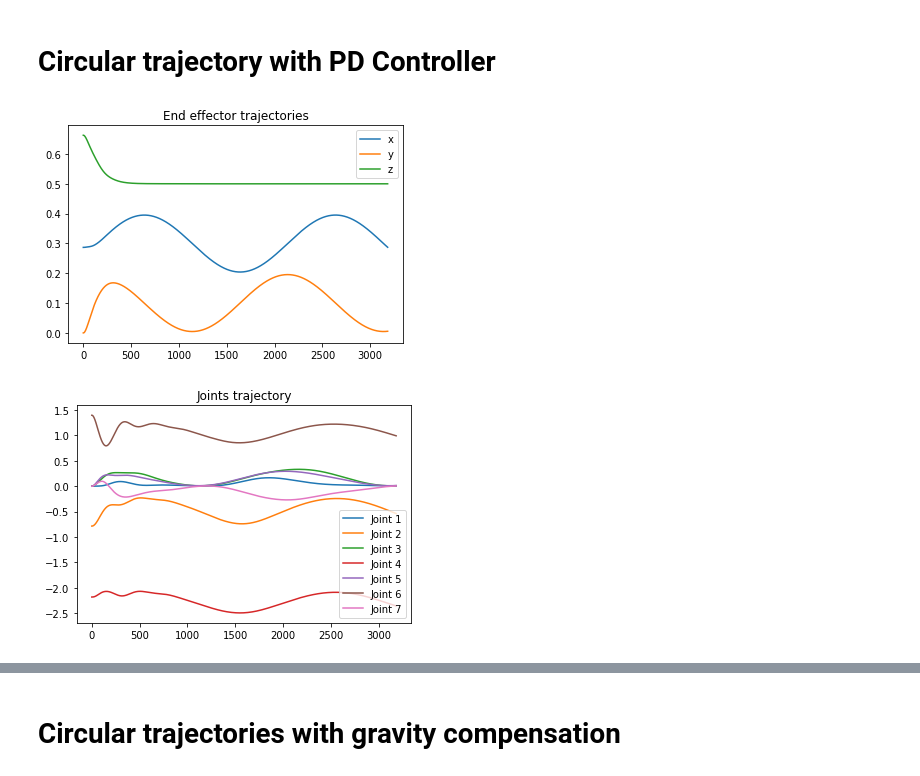
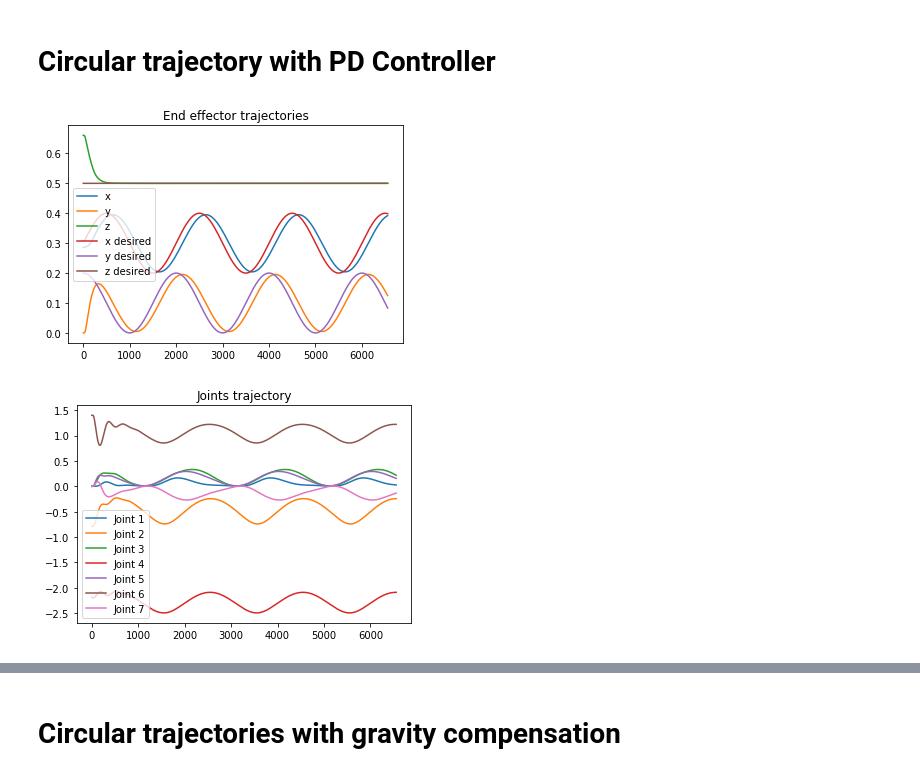
Before and after one commit to EleonoreJ/cs225a, a Jupyter notebook: bin/hw2/Controller4.ipynb, the cells around one changed output, grey strips where cells are left out. Drawn from its saved outputs; the diff is of its cells as text; code cells hidden in the pictures.

```diff
--- a/bin/hw2/Controller4.ipynb
+++ b/bin/hw2/Controller4.ipynb
@@ -18,6 +18,9 @@ with open('../../hw2/controller4.txt') as csvfile:
     t5 = []
     t6 = []
     t7 = []
+    xdx = []
+    xdy = []
+    xdz = []
     for row in readCSV:
         t_posx.append(float(row[0]))
         t_posy.append(float(row[1]))
@@ -29,9 +32,15 @@ with open('../../hw2/controller4.txt') as csvfile:
         t5.append(float(row[7]))
         t6.append(float(row[8]))
         t7.append(float(row[9]))
+        xdx.append(float(row[10]))
+        xdy.append(float(row[11]))
+        xdz.append(float(row[12]))
 plt.plot(t_posx, label="x")
 plt.plot(t_posy, label="y")
 plt.plot(t_posz, label="z")
+plt.plot(xdx, label="x desired")
+plt.plot(xdy, label="y desired")
+plt.plot(xdz, label="z desired")
 plt.title("End effector trajectories")
 plt.legend()
 plt.show()
@@ -70,6 +79,9 @@ with open('../../hw2/controller4.txt') as csvfile:
     t5 = []
     t6 = []
     t7 = []
+    xdx = []
+    xdy = []
+    xdz = []
     for row in readCSV:
         t_posx.append(float(row[0]))
         t_posy.append(float(row[1]))
@@ -81,9 +93,15 @@ with open('../../hw2/controller4.txt') as csvfile:
         t5.append(float(row[7]))
         t6.append(float(row[8]))
         t7.append(float(row[9]))
+        xdx.append(float(row[10]))
+        xdy.append(float(row[11]))
+        xdz.append(float(row[12]))
 plt.plot(t_posx, label="x")
 plt.plot(t_posy, label="y")
 plt.plot(t_posz, label="z")
+plt.plot(xdx, label="x desired")
+plt.plot(xdy, label="y desired")
+plt.plot(xdz, label="z desired")
 plt.title("End effector trajectories")
 plt.legend()
 plt.show()
@@ -126,36 +144,45 @@ with open('../../hw2/controller4.txt') as csvfile:
     t5 = []
     t6 = []
     t7 = []
+    xdx = []
+    xdy = []
+    xdz = []
     for row in readCSV:
         t_posx.append(float(row[0]))
         t_posy.append(float(row[1]))
         t_posz.append(float(row[2]))
         t1.append(float(row[3]))
         t2.append(float(row[4]))
         t3.append(float(row[5]))
         t4.append(float(row[6]))
         t5.append(float(row[7]))
         t6.append(float(row[8]))
         t7.append(float(row[9]))
+        xdx.append(float(row[10]))
+        xdy.append(float(row[11]))
+        xdz.append(float(row[12]))
 plt.plot(t_posx, label="x")
 plt.plot(t_posy, label="y")
 plt.plot(t_posz, label="z")
+plt.plot(xdx, label="x desired")
+plt.plot(xdy, label="y desired")
+plt.plot(xdz, label="z desired")
 plt.title("End effector trajectories")
 plt.legend()
 plt.show()
 plt.plot(t1, label = "Joint 1")
 plt.plot(t2, label = "Joint 2")
 plt.plot(t3, label = "Joint 3")
 plt.plot(t4, label = "Joint 4")
 plt.plot(t5, label = "Joint 5")
 plt.plot(t6, label = "Joint 6")
 plt.plot(t7, label = "Joint 7")
 plt.title("Joints trajectory")
 plt.legend()
 plt.show()
 # %% [output]
-[figure, old version]
+[figure, new version]
-[figure, old version]
+[figure, new version]
 # %% [markdown]
 We added a PD Controller to smooth the joints trajectory and make it as close as possible to 0.
 $$p = \overline{J}^Tg$$
```
Also changed, not shown: parts of 6 cells of this notebook.
